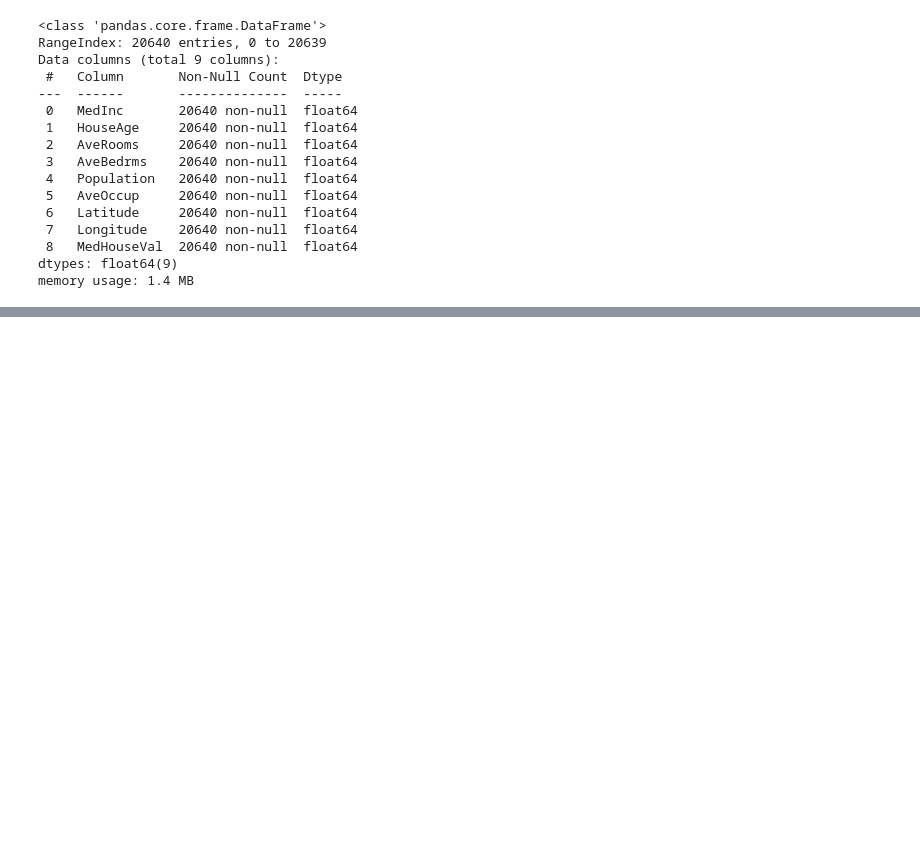
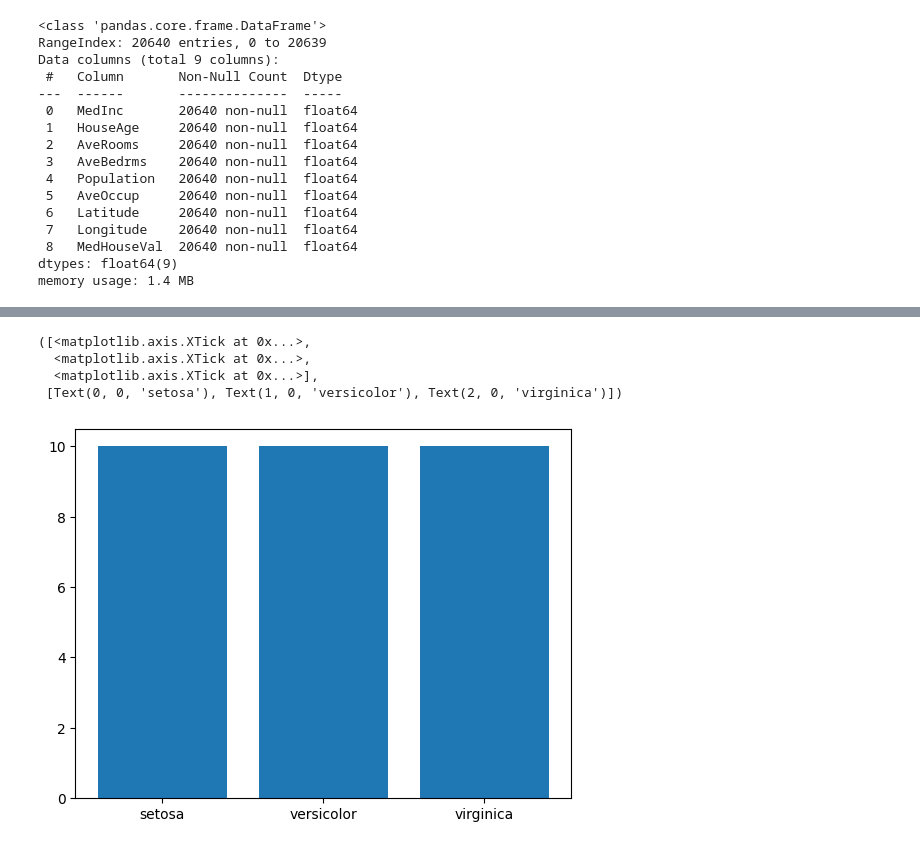
Before and after one commit to miksang0/Scikit-Learn, a Jupyter notebook: Scikit_Learn.ipynb, the cells around one changed output, grey strips where cells are left out. Drawn from its saved outputs; the diff is of its cells as text; code cells hidden in the pictures; blank space fills up the shorter version.

```diff
--- a/Scikit_Learn.ipynb
+++ b/Scikit_Learn.ipynb
@@ -114,0 +150,15 @@ plt.scatter(A[:, 0], A[:, 1], c = b)
+# %%
+import numpy as np
+import matplotlib.pyplot as plt
+
+counts = np.bincount(y_test)
+positions = np.arange(3)
+
+plt.bar(positions, counts)
+plt.xticks(positions, data.target_names)
+# %% [output]
+([<matplotlib.axis.XTick at 0x...>,
+  <matplotlib.axis.XTick at 0x...>,
+  <matplotlib.axis.XTick at 0x...>],
+ [Text(0, 0, 'setosa'), Text(1, 0, 'versicolor'), Text(2, 0, 'virginica')])
+[figure, added]
```
Also changed, not shown: parts of 12 cells of this notebook.
